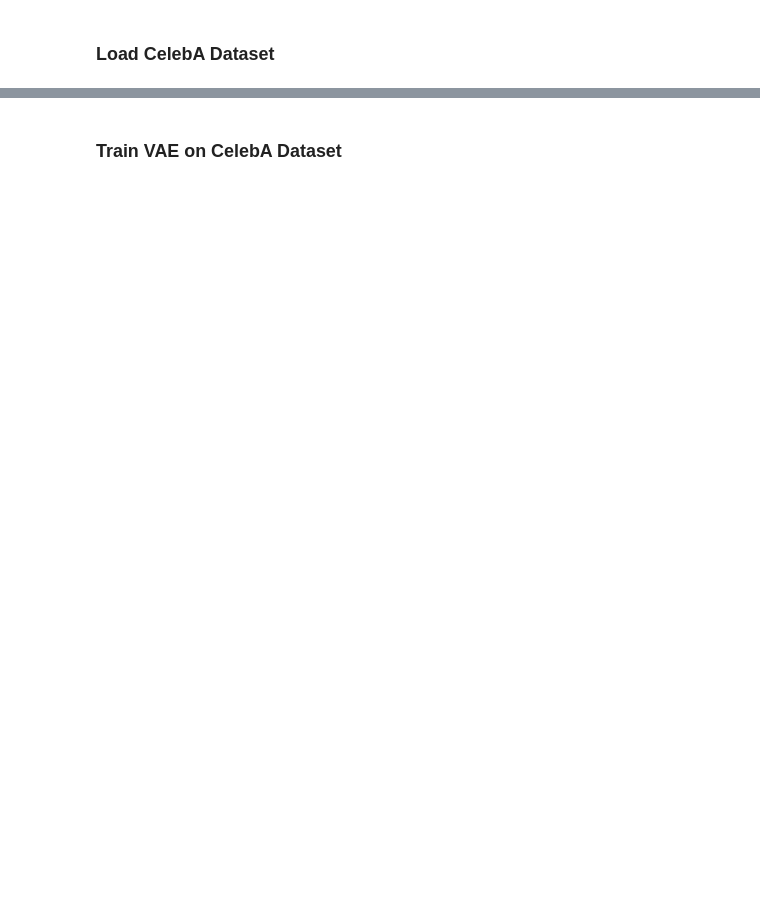
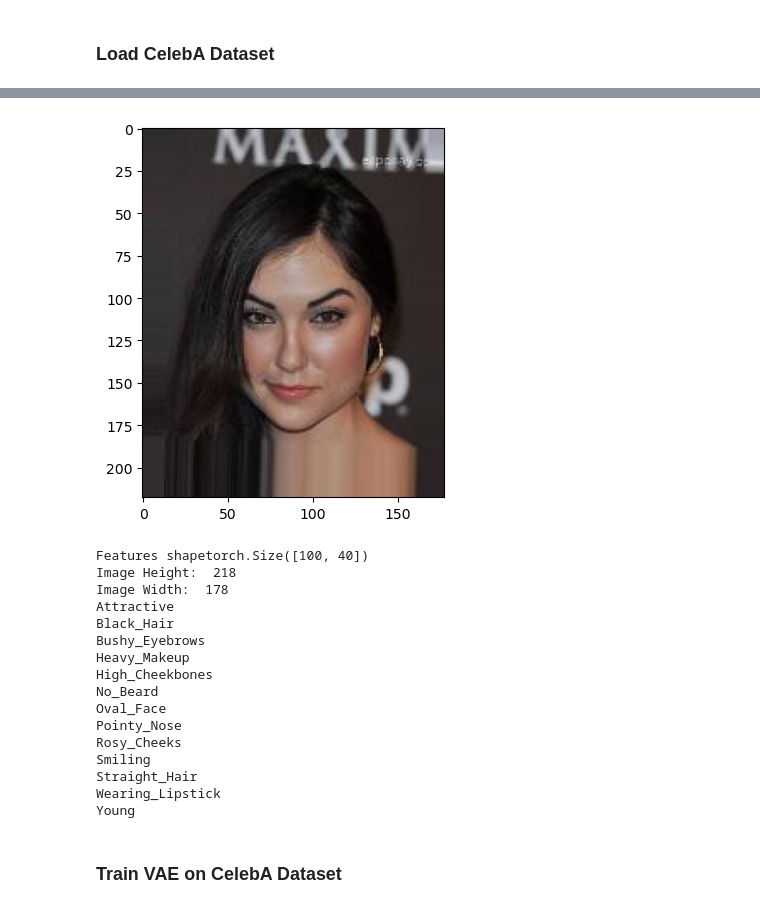
Before and after one commit to Grantmartin2002/Conditional-VAE, a Jupyter notebook: Variational Auto Encoder.ipynb, the cells around one changed output, grey strips where cells are left out. Saved outputs shown, nothing was run; the diff lists cells and outputs as text; code cells hidden in the pictures; blank space fills up the shorter version.

```diff
--- a/Variational Auto Encoder.ipynb
+++ b/Variational Auto Encoder.ipynb
@@ -232,3 +222,39 @@ with torch.no_grad():
+# %%
+# View a sample image from the dataset
+sample_image, features = next(iter(celeb_train_loader))
+plt.show(plt.imshow(sample_image[0].permute(1, 2, 0)))
+
+print("Features shape" + str(features.shape))
+
+#Print heihgt and width of the image
+image_height = sample_image.shape[-2]
+image_width = sample_image.shape[-1]
+print("Image Height: ", image_height)
+print("Image Width: ", image_width)
+num_classes = len(celeb_train_dataset.attr_names)
+
+
+for (i, feature) in enumerate(features[0]):
+    if (feature == 1):
+        print(celeb_train_dataset.attr_names[i])
+# %% [output]
+[figure, added]
+Features shapetorch.Size([100, 40])
+Image Height:  218
+Image Width:  178
+Attractive
+Black_Hair
+Bushy_Eyebrows
+Heavy_Makeup
+High_Cheekbones
+No_Beard
+Oval_Face
+Pointy_Nose
+Rosy_Cheeks
+Smiling
+Straight_Hair
+Wearing_Lipstick
+Young
 # %% [markdown]
 ### Train VAE on CelebA Dataset ###
 # %%
```
Also changed, not shown: parts of 11 cells of this notebook.
